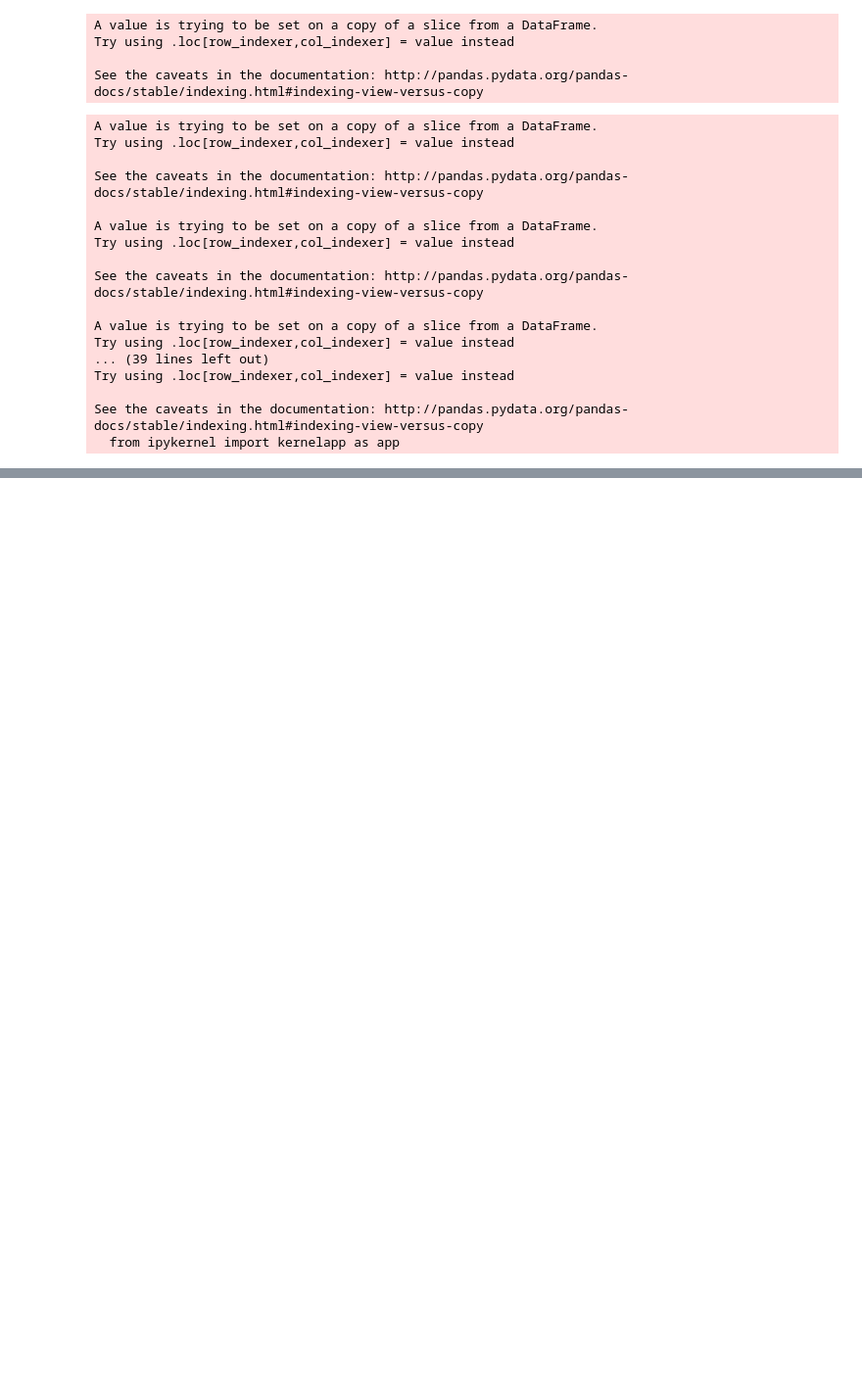
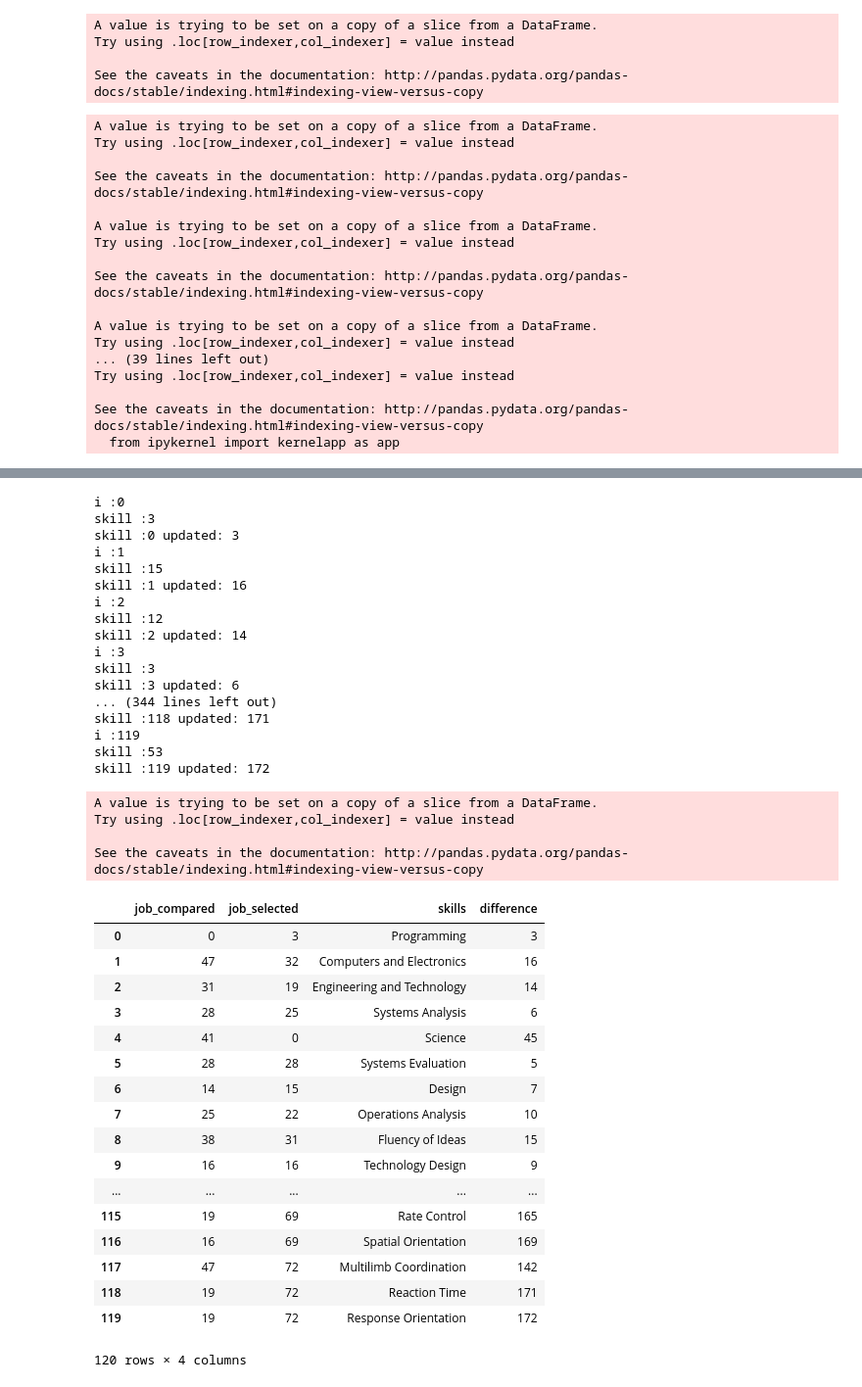
Before and after one commit to polygraph-cool/job_retraining, a Jupyter notebook: src/assets/data/job_retraining.ipynb, the cells around one changed output, grey strips where cells are left out. Shown at 98% size. Saved outputs shown, nothing was run; the diff lists cells and outputs as text; code cells hidden in the pictures; blank space fills up the shorter version.

```diff
--- a/src/assets/data/job_retraining.ipynb
+++ b/src/assets/data/job_retraining.ipynb
@@ -228,3 +216,59 @@ pipelayers
+# %%
+
+embalmers
+difference_list = embalmers['difference'].tolist()
+embalmers
+# difference_list
+i=0
+for skill in difference_list:
+    print "i :"+str(i)
+    print "skill :"+str(skill)
+    skill+=i
+    print "skill :"+str(i) +" updated: "+str(skill)
+    difference_list[i]=skill
+    i+=1
+embalmers['difference']=pd.Series(difference_list).values
+embalmers
+# %% [output]
+i :0
+skill :3
+skill :0 updated: 3
+i :1
+skill :15
+skill :1 updated: 16
+i :2
+skill :12
+skill :2 updated: 14
+i :3
+skill :3
+skill :3 updated: 6
+... (344 lines left out)
+skill :118 updated: 171
+i :119
+skill :53
+skill :119 updated: 172
+A value is trying to be set on a copy of a slice from a DataFrame.
+Try using .loc[row_indexer,col_indexer] = value instead
+
+See the caveats in the documentation: http://pandas.pydata.org/pandas-docs/stable/indexing.html#indexing-view-versus-copy
+|  | job_compared | job_selected | skills | difference |
+| 0 | 0 | 3 | Programming | 3 |
+| 1 | 47 | 32 | Computers and Electronics | 16 |
+| 2 | 31 | 19 | Engineering and Technology | 14 |
+| 3 | 28 | 25 | Systems Analysis | 6 |
+| 4 | 41 | 0 | Science | 45 |
+| 5 | 28 | 28 | Systems Evaluation | 5 |
+| 6 | 14 | 15 | Design | 7 |
+| 7 | 25 | 22 | Operations Analysis | 10 |
+| 8 | 38 | 31 | Fluency of Ideas | 15 |
+| 9 | 16 | 16 | Technology Design | 9 |
+| ... | ... | ... | ... | ... |
+| 115 | 19 | 69 | Rate Control | 165 |
+| 116 | 16 | 69 | Spatial Orientation | 169 |
+| 117 | 47 | 72 | Multilimb Coordination | 142 |
+| 118 | 19 | 72 | Reaction Time | 171 |
+| 119 | 19 | 72 | Response Orientation | 172 |
+120 rows × 4 columns
 # %%
 auto_df = auto_df[['Job_Compared','Heavy and Tractor-Trailer Truck Drivers','Athletes and Sports Competitors','Compensation and Benefits Managers','Construction Laborers']]
 relative_emp_df = relative_emp_df[['Job_Compared','Heavy and Tractor-Trailer Truck Drivers','Athletes and Sports Competitors','Compensation and Benefits Managers','Construction Laborers']]
```
Also changed, not shown: parts of 2 cells of this notebook, 11 other files.
